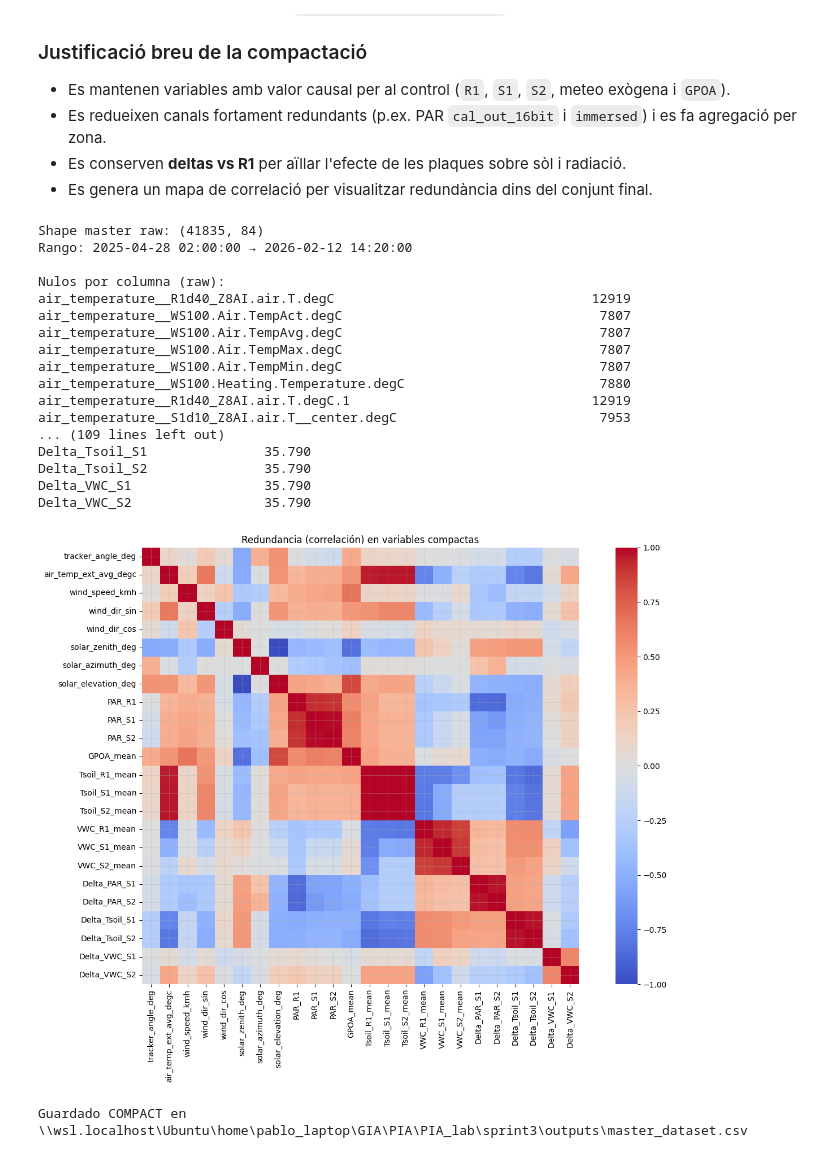
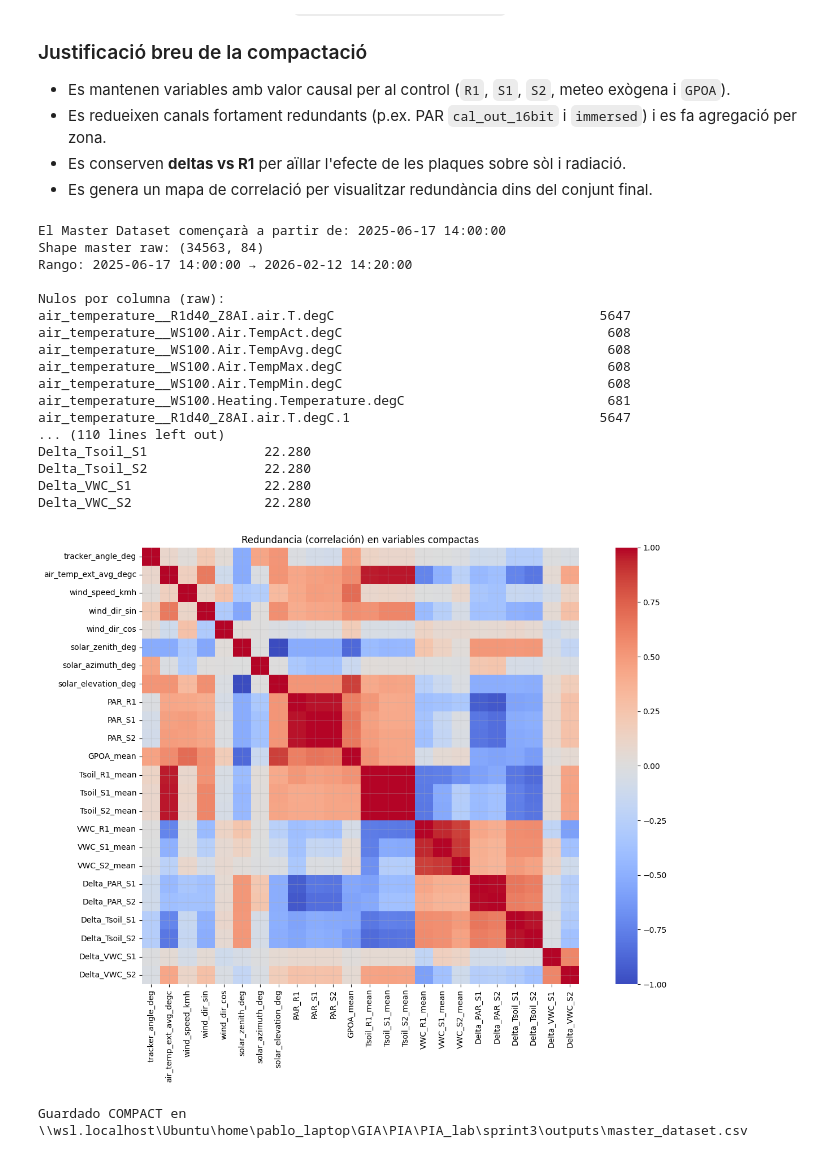
Before and after one commit to danielalvarezsarroca/PIA_lab, a Jupyter notebook: sprint3/Master_DataSet_clean.ipynb, the cells around one changed output. Drawn from its saved outputs; the diff is of its cells as text; code cells hidden in the pictures.

```diff
--- a/sprint3/Master_DataSet_clean.ipynb
+++ b/sprint3/Master_DataSet_clean.ipynb
@@ -163,10 +163,12 @@ def apply_physical_bounds(df: pd.DataFrame, sensor_key: str) -> pd.DataFrame:
     for col in df.columns:
         if col == 'Time':
             continue
-        if bounds.get('min') is not None:
-            df.loc[df[col] < bounds['min'], col] = np.nan
-        if bounds.get('max') is not None:
-            df.loc[df[col] > bounds['max'], col] = np.nan
+
+        min_bound = bounds.get('min', -np.inf)
+        max_bound = bounds.get('max', np.inf)
+
+        # Clip ajusta tot el que baixa del min al min, i el que puja del max al max.
+        df[col] = df[col].clip(lower=min_bound, upper=max_bound)
     return df
 # %% [markdown]
 ## Freqüència de lectura per sensor
@@ -446,7 +448,9 @@ Join de tots els sensors sobre un índex temporal comú de 30 segons:
 BASE_FREQ   = '10min'
 BASE_FREQ_S = 600   # 10 minutos en segundos
 
-TRACKER_AGG_START = pd.Timestamp('2025-06-18 00:00:00')
+# L'inici real de la fase operativa unificada
+GLOBAL_START_TIME = pd.Timestamp('2025-06-17 14:00:00')
+
 SITE_LAT = 41.2778   # Castelldefels
 SITE_LON = 1.9706
 SITE_TZ  = 'Europe/Madrid'
@@ -467,10 +471,19 @@ for key in SENSOR_INFO:
     all_starts.append(df.index[0])
     all_ends.append(df.index[-1])
 
-master_index = pd.date_range(min(all_starts), max(all_ends), freq=BASE_FREQ)
+# --- NOU TALL TEMPORAL ---
+# L'inici del dataset serà el més tardà entre l'inici real calculat
+# i la teva data GLOBAL_START_TIME per evitar descartar erròniament.
+# Com que GLOBAL_START_TIME (17 de juny) és posterior a min(all_starts) (22 de maig),
+# el dataset començarà el 17 de juny.
+final_start = max(min(all_starts), GLOBAL_START_TIME)
+
+# Creem l'índex mestre amb la nova data d'inici
+master_index = pd.date_range(final_start, max(all_ends), freq=BASE_FREQ)
 master = pd.DataFrame(index=master_index)
 master.index.name = 'Time'
 
+print(f"El Master Dataset començarà a partir de: {master_index[0]}")
 # Variables solares (pvlib) sobre el índice maestro
 try:
     from pvlib.location import Location
@@ -684,6 +697,9 @@ compact['VWC_S2_std'] = _std_cols(master_raw, soil_vwc_s2)
 gpoa_cols = [c for c in master_raw.columns if c.startswith('pv_irradiance__') and 'GPOA' in c]
 compact['GPOA_mean'] = _mean_cols(master_raw, gpoa_cols)
 
+albedo_cols = [c for c in master_raw.columns if c.startswith('pv_irradiance__') and 'ALBEDO' in c]
+compact['ALBEDO_mean'] = _mean_cols(master_raw, albedo_cols)
+
 # Deltas causales (efecto placas vs referencia R1)
 compact['Delta_PAR_S1'] = compact['PAR_S1'] - compact['PAR_R1']
 compact['Delta_PAR_S2'] = compact['PAR_S2'] - compact['PAR_R1']
@@ -732,49 +748,49 @@ for c in ['precip_intensity_mm10min', 'precip_cumulative', 'wind_speed_kmh']:
 print(f"\nShape compact: {compact.shape}")
 print("Nulos por columna (compact):")
 print(compact.isna().mean().mul(100).round(2).to_string())
 
 # Visualización de redundancia en el conjunto final (correlación)
 corr_cols = [
     'tracker_angle_deg', 'air_temp_ext_avg_degc', 'wind_speed_kmh',
     'wind_dir_sin', 'wind_dir_cos',
     'solar_zenith_deg', 'solar_azimuth_deg', 'solar_elevation_deg',
     'PAR_R1', 'PAR_S1', 'PAR_S2', 'GPOA_mean',
     'Tsoil_R1_mean', 'Tsoil_S1_mean', 'Tsoil_S2_mean',
     'VWC_R1_mean', 'VWC_S1_mean', 'VWC_S2_mean',
     'Delta_PAR_S1', 'Delta_PAR_S2', 'Delta_Tsoil_S1', 'Delta_Tsoil_S2', 'Delta_VWC_S1', 'Delta_VWC_S2'
 ]
 corr_cols = [c for c in corr_cols if c in compact.columns]
 corr_mat = compact[corr_cols].corr()
 
 plt.figure(figsize=(14, 10))
 sns.heatmap(corr_mat, cmap='coolwarm', center=0, vmin=-1, vmax=1, square=True)
 plt.title('Redundancia (correlación) en variables compactas')
 plt.tight_layout()
 plt.savefig(OUT_DIR / 'compact_redundancy_correlation.png', dpi=150, bbox_inches='tight')
 plt.show()
 
 # Salidas
 compact.to_csv(OUT_DIR / 'master_dataset.csv', index=True)
 print(f"Guardado COMPACT en {OUT_DIR / 'master_dataset.csv'}")
 # %% [output]
-Shape master raw: (41835, 84)
-Rango: 2025-04-28 02:00:00 → 2026-02-12 14:20:00
+El Master Dataset començarà a partir de: 2025-06-17 14:00:00
+Shape master raw: (34563, 84)
+Rango: 2025-06-17 14:00:00 → 2026-02-12 14:20:00
 
 Nulos por columna (raw):
-air_temperature__R1d40_Z8AI.air.T.degC                                 12919
-air_temperature__WS100.Air.TempAct.degC                                 7807
-air_temperature__WS100.Air.TempAvg.degC                                 7807
-air_temperature__WS100.Air.TempMax.degC                                 7807
-air_temperature__WS100.Air.TempMin.degC                                 7807
-air_temperature__WS100.Heating.Temperature.degC                         7880
-air_temperature__R1d40_Z8AI.air.T.degC.1                               12919
-air_temperature__S1d10_Z8AI.air.T__center.degC                          7953
-... (109 lines left out)
-Delta_Tsoil_S1               35.790
-Delta_Tsoil_S2               35.790
-Delta_VWC_S1                 35.790
-Delta_VWC_S2                 35.790
+air_temperature__R1d40_Z8AI.air.T.degC                                  5647
+air_temperature__WS100.Air.TempAct.degC                                  608
+air_temperature__WS100.Air.TempAvg.degC                                  608
+air_temperature__WS100.Air.TempMax.degC                                  608
+air_temperature__WS100.Air.TempMin.degC                                  608
+air_temperature__WS100.Heating.Temperature.degC                          681
+air_temperature__R1d40_Z8AI.air.T.degC.1                                5647
+... (110 lines left out)
+Delta_Tsoil_S1               22.280
+Delta_Tsoil_S2               22.280
+Delta_VWC_S1                 22.280
+Delta_VWC_S2                 22.280
-[figure, old version]
+[figure, new version]
 Guardado COMPACT en \\wsl.localhost\Ubuntu\home\pablo_laptop\GIA\PIA\PIA_lab\sprint3\outputs\master_dataset.csv
 # %%
 # ============================================================
```
Also changed, not shown: parts of 1 cell of this notebook, 3 other files.
